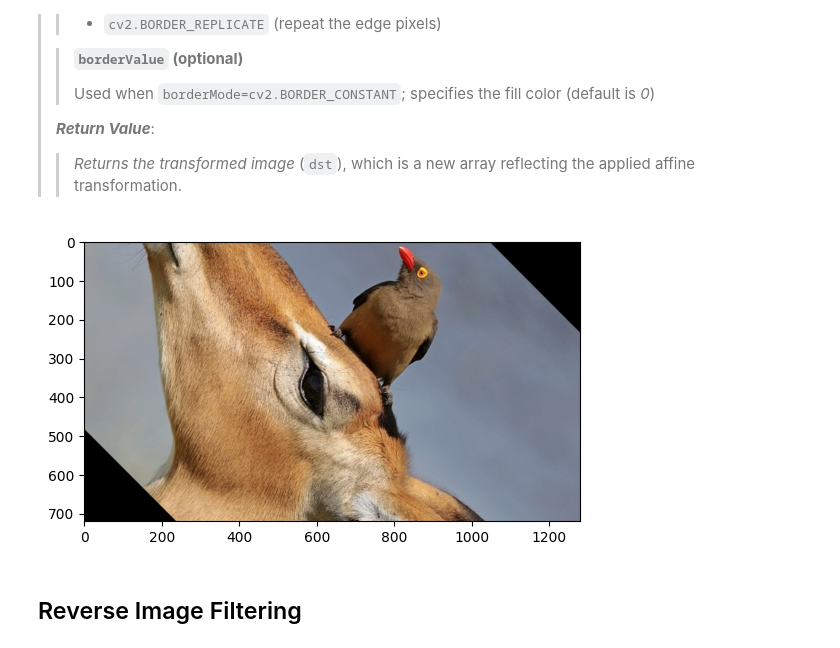
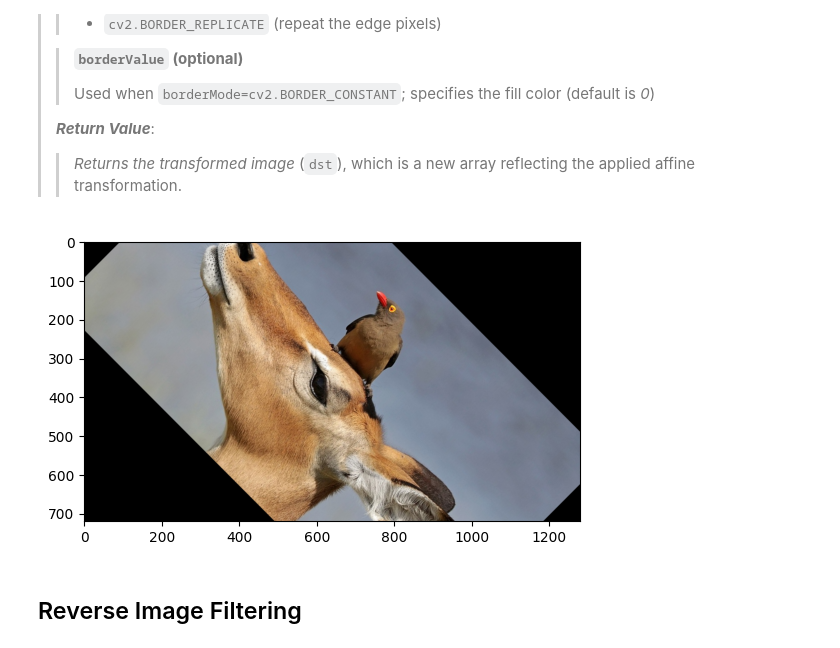
Before and after one commit to zyplocs/notebooks, a Jupyter notebook: di-processing.ipynb, the cells around one changed output. Drawn from its saved outputs; the diff is of its cells as text; code cells hidden in the pictures.

```diff
--- a/di-processing.ipynb
+++ b/di-processing.ipynb
@@ -167,15 +167,15 @@ If the transformation matrix or the source image is set improperly (e.g., wrong
 # %%
 (height, width) = img.shape[:2]
 center = (width // 2, height // 2)
 
 # e.g., rotate by 45 degrees, scale=1.0
-M = cv2.getRotationMatrix2D(center, 315, 1.5)
+M = cv2.getRotationMatrix2D(center, 315, 1.0)
 
 rotated = cv2.warpAffine(img, M, (width, height))
 
 plt.imshow(rotated); plt.show()
 # %% [output]
-[figure, old version]
+[figure, new version]
 # %% [markdown]
 ## Reverse Image Filtering
 # %% [markdown]
```
Also changed, not shown: 1 other file.
